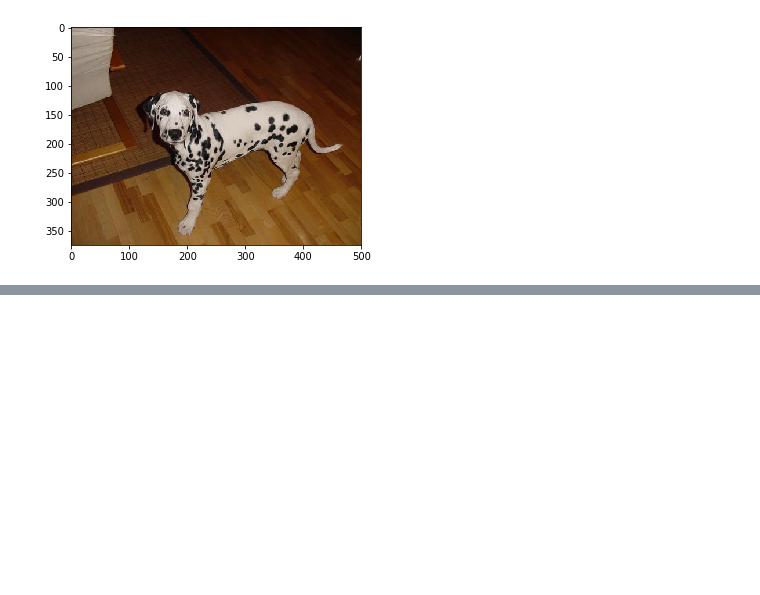
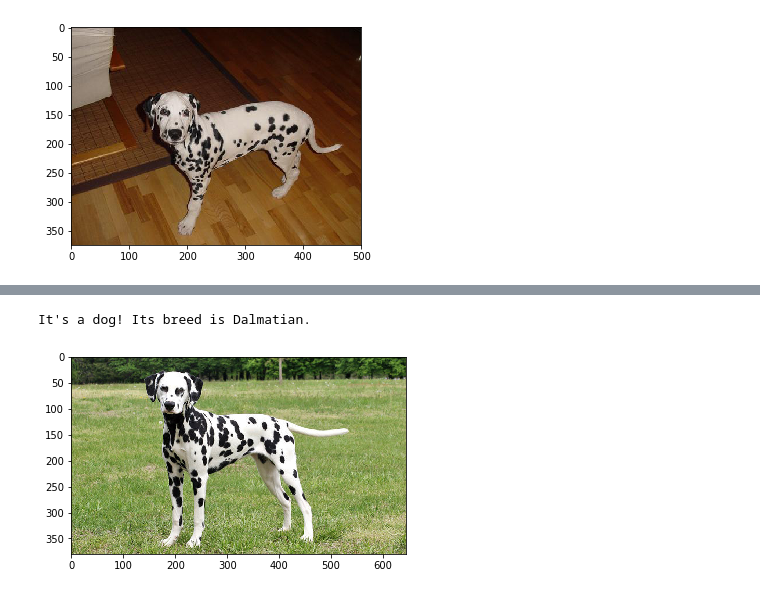
Before and after one commit to danieljl/aind-dog-project, a Jupyter notebook: dog_app.ipynb, the cells around one changed output, grey strips where cells are left out. Cells and saved outputs as stored; diff of their text form; code cells hidden in the pictures; blank space fills up the shorter version.

Commit message:
Implement the last step "Step 7: Test Your Algorithm"

```diff
--- a/dog_app.ipynb
+++ b/dog_app.ipynb
@@ -816,3 +832,8 @@ __Answer:__
 ## TODO: Execute your algorithm from Step 6 on
 ## at least 6 images on your computer.
 ## Feel free to use as many code cells as needed.
+# %%
+predict_image('images/test-dog-dalmatian.jpg')
+# %% [output]
+It's a dog! Its breed is Dalmatian.
+[figure, added]
```
Also changed, not shown: parts of 9 cells of this notebook.
